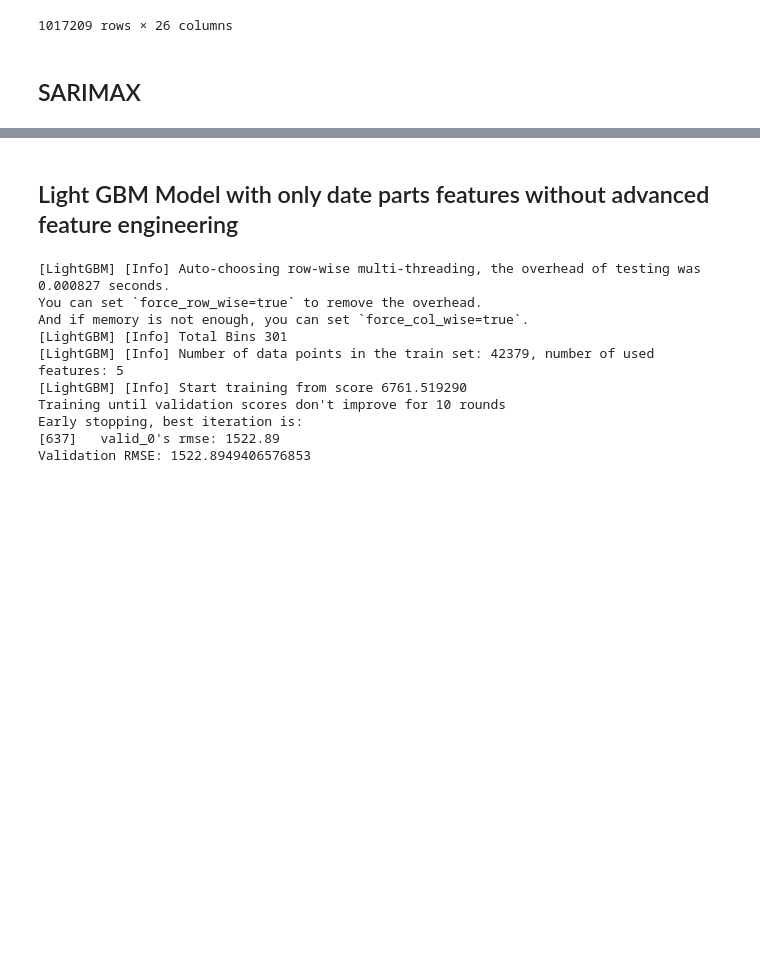
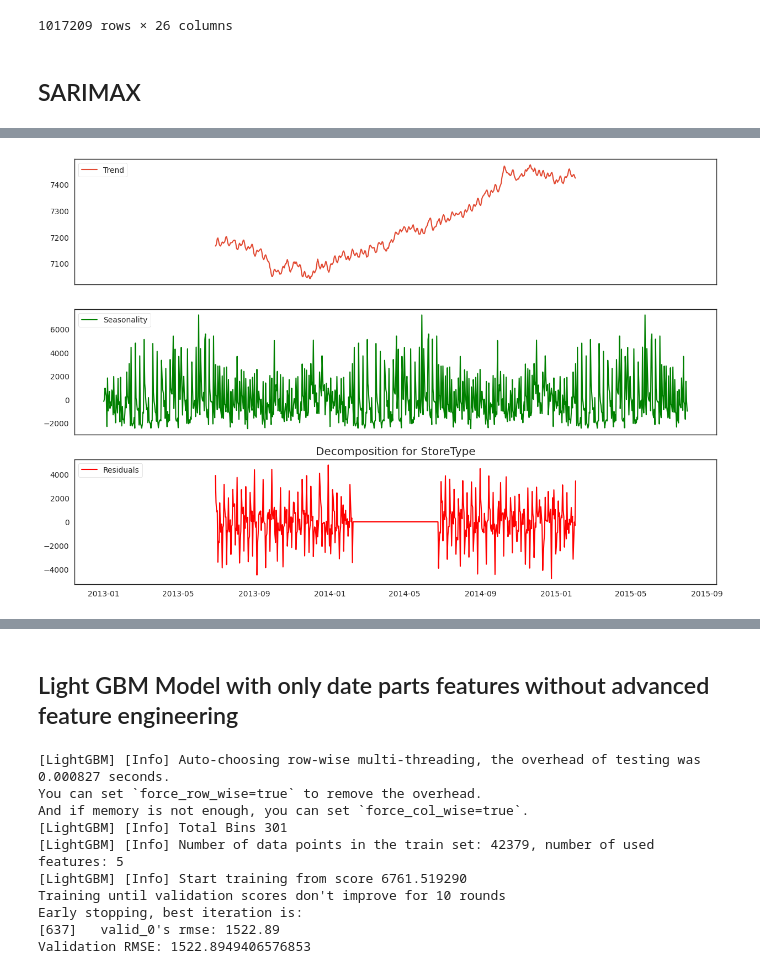
Before and after one commit to harendradadhich/notebooks, a Jupyter notebook: Retail_Sales_Prediction_Capstone_Project.ipynb, the cells around one changed output, grey strips where cells are left out. Cells and saved outputs as stored; diff of their text form; code cells hidden in the pictures; blank space fills up the shorter version.

```diff
--- a/Retail_Sales_Prediction_Capstone_Project.ipynb
+++ b/Retail_Sales_Prediction_Capstone_Project.ipynb
@@ -947,0 +1116,4 @@ train2 = train2.set_index('Date')
+# %%
+plot_timeseries(sales_b,'b')
+# %% [output]
+[figure, added]
```
Also changed, not shown: parts of 25 cells of this notebook.
